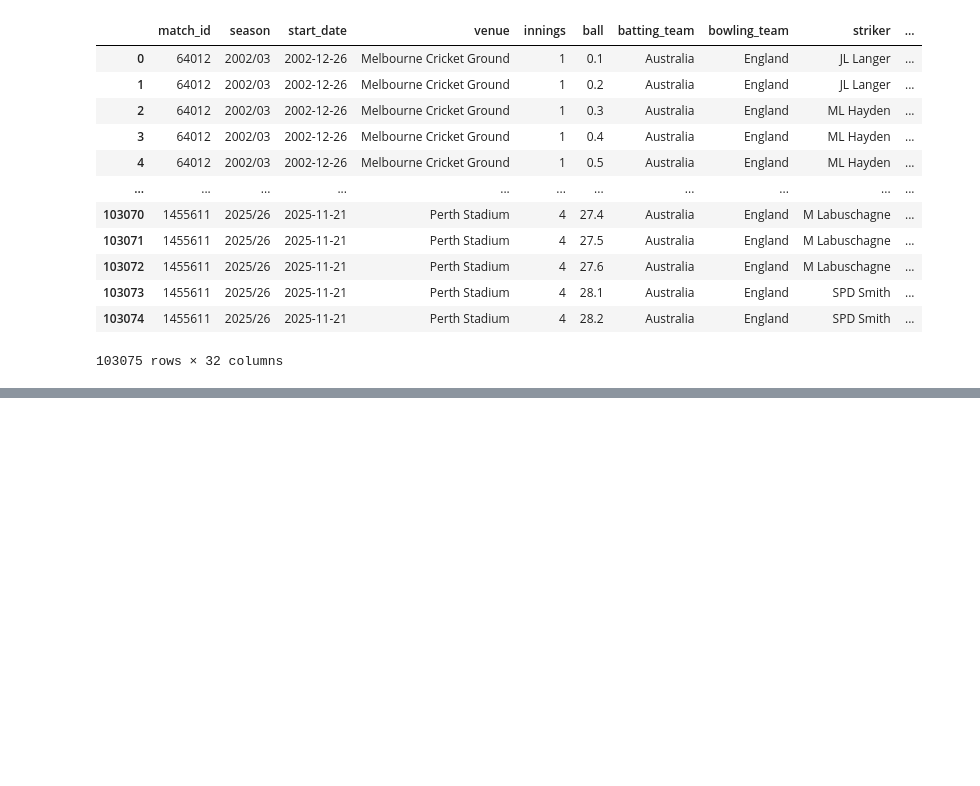
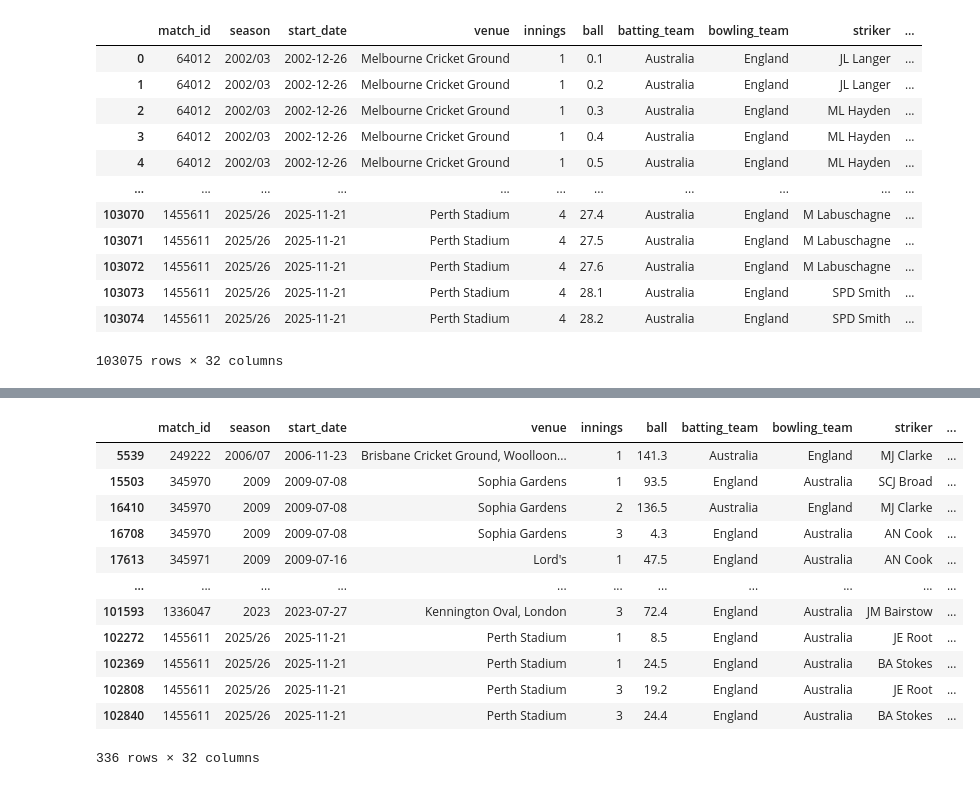
Before and after one commit to zoeh6176-sketch/Programming-Assessment, a Jupyter notebook: Untitled.ipynb, the cells around one changed output, grey strips where cells are left out. Saved outputs shown, nothing was run; the diff lists cells and outputs as text; code cells hidden in the pictures; blank space fills up the shorter version.

```diff
--- a/Untitled.ipynb
+++ b/Untitled.ipynb
@@ -105,3 +105,13 @@ full_data
 | 103073 | 1455611 | 2025/26 | 2025-11-21 | Perth Stadium | 4 | 28.1 | Australia | England | SPD Smith | ... |
 | 103074 | 1455611 | 2025/26 | 2025-11-21 | Perth Stadium | 4 | 28.2 | Australia | England | SPD Smith | ... |
 103075 rows × 32 columns
+# %%
+import matplotlib.pyplot as plt
+import seaborn as sns
+
+# Creating dataset of wickets only that aren't run outs
+wickets_only = full_data.dropna(subset = ['wicket_type']).copy()
+wickets_only = wickets_only[wickets_only['wicket_type'] != 'run out']
+wickets_only = wickets_only[~wickets_only['player_dismissed'].isin(['nan', 'none', '0', 'none', 'nan'])]
+
+wickets_only
@@ -107,0 +132,25 @@ full_data
+# %%
+# Determining the top 10 batters and bowlers from wickets only dataset with most wickets
+top_bowlers = wickets_only['bowler'].value_counts().nlargest(10).index
+top_batsmen = wickets_only['player_dismissed'].value_counts().nlargest(10).index
+
+# Merging dataframe
+h2h_data = wickets_only[
+    (wickets_only['bowler'].isin(top_bowlers)) &
+    (wickets_only['player_dismissed'].isin(top_batsmen))]
+
+h2h_data
+# %% [output]
+|  | match_id | season | start_date | venue | innings | ball | batting_team | bowling_team | striker | ... |
+| 5539 | 249222 | 2006/07 | 2006-11-23 | Brisbane Cricket Ground, Woolloon... | 1 | 141.3 | Australia | England | MJ Clarke | ... |
+| 15503 | 345970 | 2009 | 2009-07-08 | Sophia Gardens | 1 | 93.5 | England | Australia | SCJ Broad | ... |
+| 16410 | 345970 | 2009 | 2009-07-08 | Sophia Gardens | 2 | 136.5 | Australia | England | MJ Clarke | ... |
+| 16708 | 345970 | 2009 | 2009-07-08 | Sophia Gardens | 3 | 4.3 | England | Australia | AN Cook | ... |
+| 17613 | 345971 | 2009 | 2009-07-16 | Lord's | 1 | 47.5 | England | Australia | AN Cook | ... |
+| ... | ... | ... | ... | ... | ... | ... | ... | ... | ... | ... |
+| 101593 | 1336047 | 2023 | 2023-07-27 | Kennington Oval, London | 3 | 72.4 | England | Australia | JM Bairstow | ... |
+| 102272 | 1455611 | 2025/26 | 2025-11-21 | Perth Stadium | 1 | 8.5 | England | Australia | JE Root | ... |
+| 102369 | 1455611 | 2025/26 | 2025-11-21 | Perth Stadium | 1 | 24.5 | England | Australia | BA Stokes | ... |
+| 102808 | 1455611 | 2025/26 | 2025-11-21 | Perth Stadium | 3 | 19.2 | England | Australia | JE Root | ... |
+| 102840 | 1455611 | 2025/26 | 2025-11-21 | Perth Stadium | 3 | 24.4 | England | Australia | BA Stokes | ... |
+336 rows × 32 columns
```
Also changed, not shown: parts of 2 cells of this notebook.
